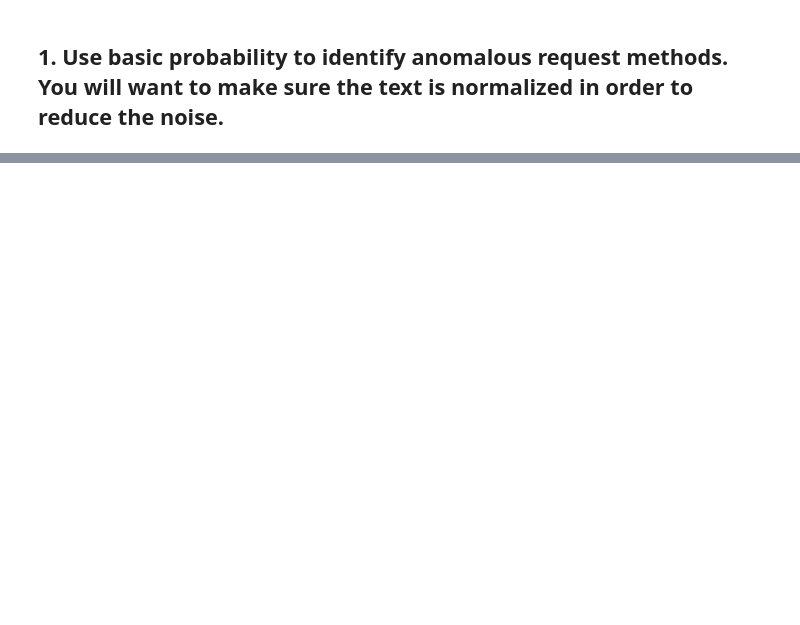
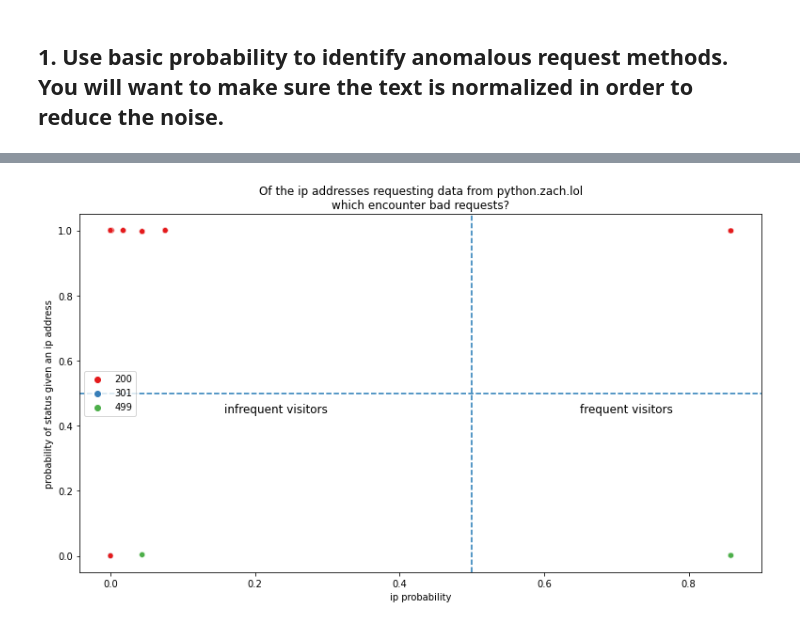
Before and after one commit to Promeos/anomaly-detection-exercises, a Jupyter notebook: discrete_anomaly_detection.ipynb, the cells around one changed output, grey strips where cells are left out. Saved outputs shown, nothing was run; the diff lists cells and outputs as text; code cells hidden in the pictures; blank space fills up the shorter version.

```diff
--- a/discrete_anomaly_detection.ipynb
+++ b/discrete_anomaly_detection.ipynb
@@ -85,0 +102,2 @@ ip_status_proabilities(train)
+# %%
+df = eda_log_data(train, df)
@@ -85,0 +114,17 @@ ip_status_proabilities(train)
+# %%
+plt.figure(figsize=(13, 7))
+sns.scatterplot(df.ip_probability,
+            df.prob_status_given_ip,
+            hue=df.status,
+            palette='Set1')
+
+plt.title('Of the ip addresses requesting data from python.zach.lol\nwhich encounter bad requests?')
+plt.xlabel('ip probability')
+plt.ylabel('probability of status given an ip address')
+plt.axhline(y=.5, linestyle='--')
+plt.axvline(x=.5, linestyle='--')
+plt.legend(loc='center left')
+plt.text(0.3, 0.45, 'infrequent visitors', horizontalalignment='right', verticalalignment='center', fontsize=12)
+plt.text(0.65, 0.45, 'frequent visitors', horizontalalignment='left', verticalalignment='center', fontsize=12);
+# %% [output]
+[figure, added]
```
Also changed, not shown: parts of 6 cells of this notebook, 1 other file.
